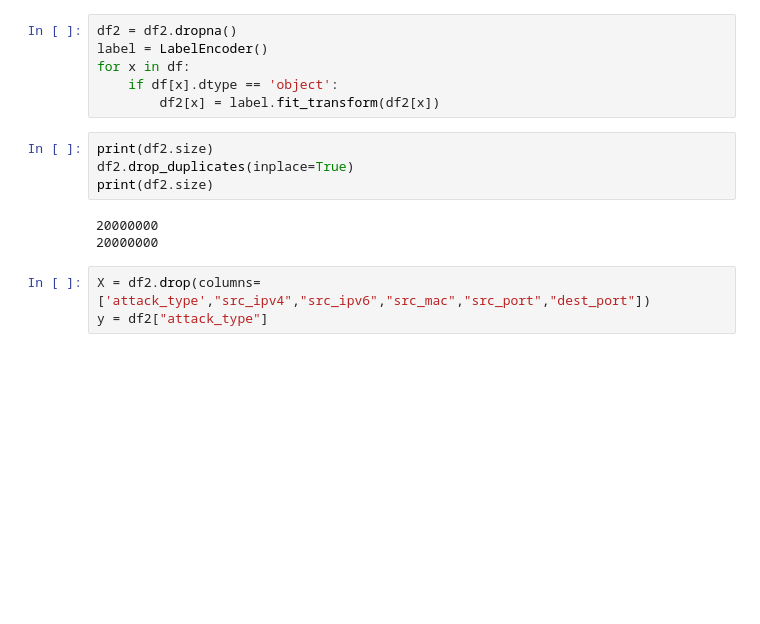
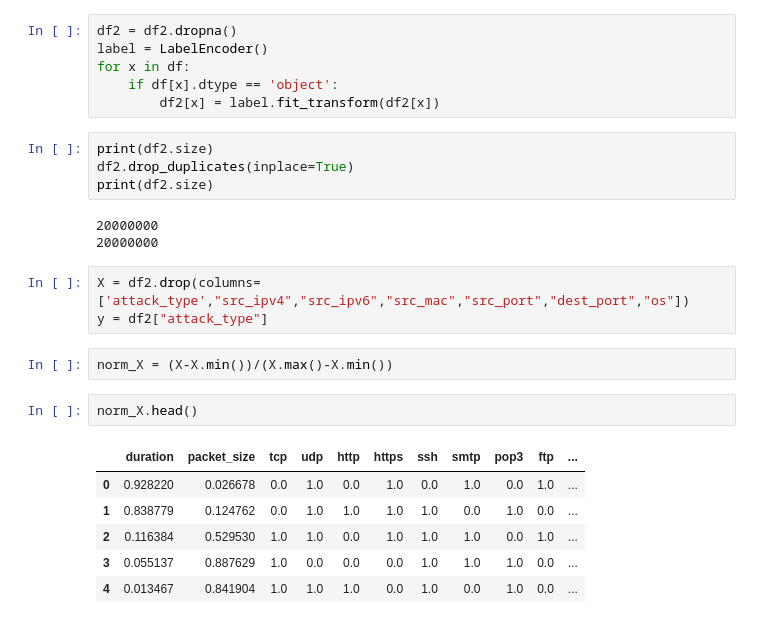
Before and after one commit to hodge-py/Coding_assignments, a Jupyter notebook: Information and Networking Security/CourseProject/malware.ipynb, the cells around one changed output. Drawn from its saved outputs; the diff is of its cells as text; blank space fills up the shorter version.

```diff
--- a/Information and Networking Security/CourseProject/malware.ipynb
+++ b/Information and Networking Security/CourseProject/malware.ipynb
@@ -70,5 +75,16 @@ print(df2.size)
 20000000
 20000000
 # %%
-X = df2.drop(columns=['attack_type',"src_ipv4","src_ipv6","src_mac","src_port","dest_port"])
+X = df2.drop(columns=['attack_type',"src_ipv4","src_ipv6","src_mac","src_port","dest_port","os"])
 y = df2["attack_type"]
+# %%
+norm_X = (X-X.min())/(X.max()-X.min())
+# %%
+norm_X.head()
+# %% [output]
+|  | duration | packet_size | tcp | udp | http | https | ssh | smtp | pop3 | ftp | ... |
+| 0 | 0.928220 | 0.026678 | 0.0 | 1.0 | 0.0 | 1.0 | 0.0 | 1.0 | 0.0 | 1.0 | ... |
+| 1 | 0.838779 | 0.124762 | 0.0 | 1.0 | 1.0 | 1.0 | 1.0 | 0.0 | 1.0 | 0.0 | ... |
+| 2 | 0.116384 | 0.529530 | 1.0 | 1.0 | 0.0 | 1.0 | 1.0 | 1.0 | 0.0 | 1.0 | ... |
+| 3 | 0.055137 | 0.887629 | 1.0 | 0.0 | 0.0 | 0.0 | 1.0 | 1.0 | 1.0 | 0.0 | ... |
+| 4 | 0.013467 | 0.841904 | 1.0 | 1.0 | 1.0 | 0.0 | 1.0 | 0.0 | 1.0 | 0.0 | ... |
```
Also changed, not shown: parts of 4 cells of this notebook.
